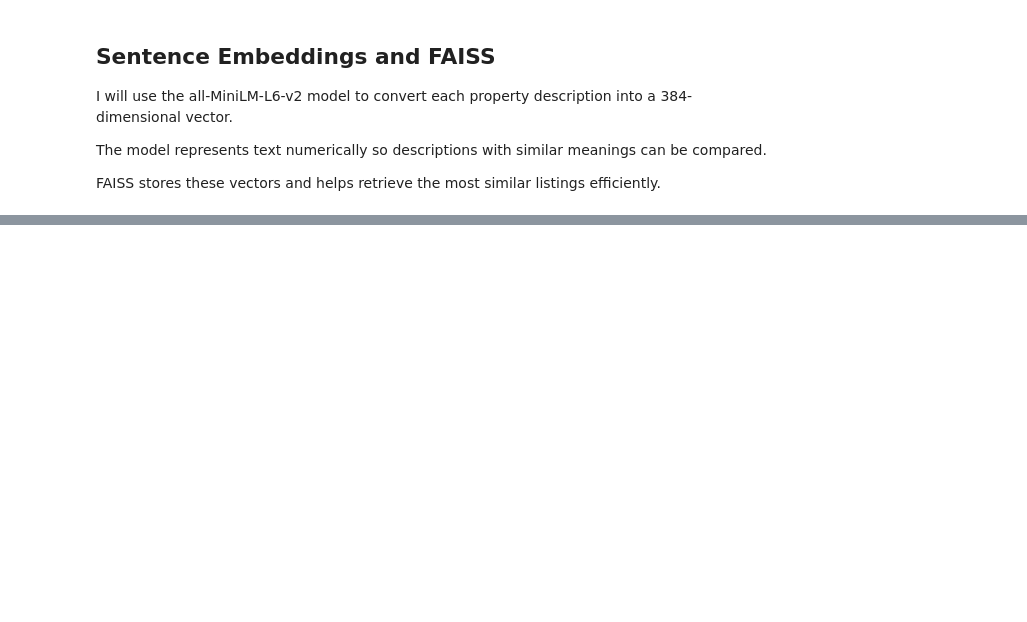
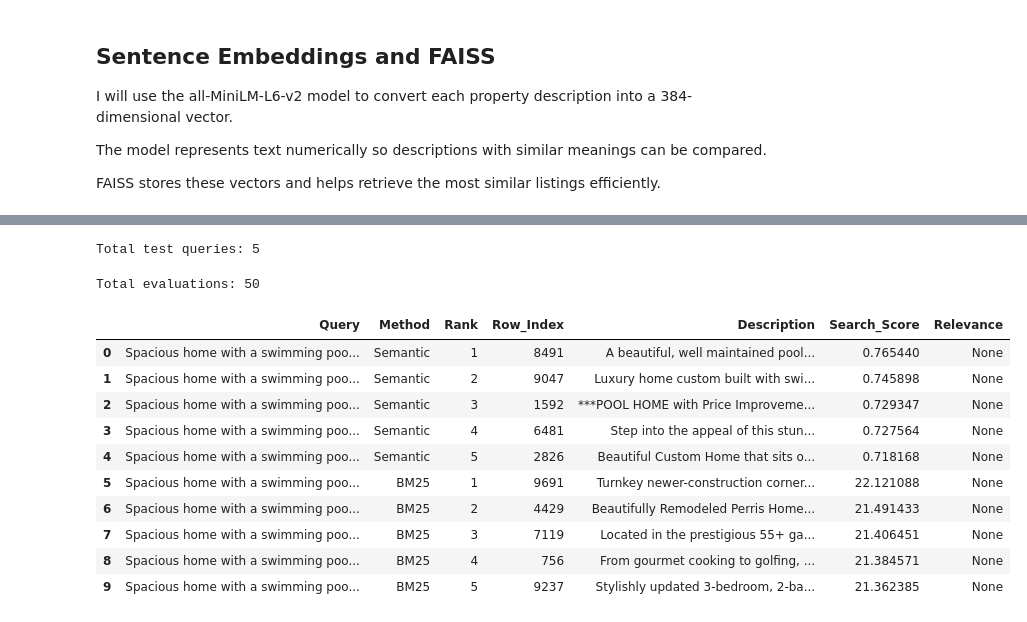
Before and after one commit to luoxuchen2/IDX-Exchange-NLP, a Jupyter notebook: notebooks/week5.ipynb, the cells around one changed output, grey strips where cells are left out. Cells and saved outputs as stored; diff of their text form; code cells hidden in the pictures; blank space fills up the shorter version.

```diff
--- a/notebooks/week5.ipynb
+++ b/notebooks/week5.ipynb
@@ -149,0 +412,78 @@ OSError: [WinError 1114] A dynamic link library (DLL) initialization routine fai
+# %%
+# Define five different real estate search queries
+# Each query tests a different type of buyer preference
+
+test_queries = [
+    "Spacious home with a swimming pool and backyard",
+    "Affordable starter home with updated kitchen",
+    "Quiet family home near good schools",
+    "Luxury waterfront property with scenic views",
+    "Property with rental income potential"
+]
+
+# Confirm the number of test queries
+print(f"Total test queries: {len(test_queries)}")
+# %% [output]
+Total test queries: 5
+# %%
+import pandas as pd
+
+# Create an empty list to store evaluation results
+evaluation_data = []
+
+# Loop through each of the five search queries
+for query in test_queries:
+
+    # Retrieve the top five semantic search results
+    semantic_results = searcher.search(query, top_k=5)
+
+    # Retrieve the top five BM25 keyword search results
+    bm25_results = bm25_search(query, top_k=5)
+
+    # Store the semantic search results
+    for rank, result in enumerate(semantic_results, start=1):
+
+        evaluation_data.append({
+            "Query": query,
+            "Method": "Semantic",
+            "Rank": rank,
+            "Row_Index": result["row_index"],
+            "Description": result["listing"],
+            "Search_Score": result["similarity"],
+            "Relevance": None
+        })
+
+    # Store the BM25 keyword search results
+    for rank, result in enumerate(bm25_results, start=1):
+
+        evaluation_data.append({
+            "Query": query,
+            "Method": "BM25",
+            "Rank": rank,
+            "Row_Index": result["row_index"],
+            "Description": result["listing"],
+            "Search_Score": result["score"],
+            "Relevance": None
+        })
+
+# Convert all results into a DataFrame
+evaluation_df = pd.DataFrame(evaluation_data)
+
+# Check that exactly 50 results were collected
+print(f"Total evaluations: {len(evaluation_df)}")
+
+# Display the first 10 results
+display(evaluation_df.head(10))
+# %% [output]
+Total evaluations: 50
+|  | Query | Method | Rank | Row_Index | Description | Search_Score | Relevance |
+| 0 | Spacious home with a swimming poo... | Semantic | 1 | 8491 | A beautiful, well maintained pool... | 0.765440 | None |
+| 1 | Spacious home with a swimming poo... | Semantic | 2 | 9047 | Luxury home custom built with swi... | 0.745898 | None |
+| 2 | Spacious home with a swimming poo... | Semantic | 3 | 1592 | ***POOL HOME with Price Improveme... | 0.729347 | None |
+| 3 | Spacious home with a swimming poo... | Semantic | 4 | 6481 | Step into the appeal of this stun... | 0.727564 | None |
+| 4 | Spacious home with a swimming poo... | Semantic | 5 | 2826 | Beautiful Custom Home that sits o... | 0.718168 | None |
+| 5 | Spacious home with a swimming poo... | BM25 | 1 | 9691 | Turnkey newer-construction corner... | 22.121088 | None |
+| 6 | Spacious home with a swimming poo... | BM25 | 2 | 4429 | Beautifully Remodeled Perris Home... | 21.491433 | None |
+| 7 | Spacious home with a swimming poo... | BM25 | 3 | 7119 | Located in the prestigious 55+ ga... | 21.406451 | None |
+| 8 | Spacious home with a swimming poo... | BM25 | 4 | 756 | From gourmet cooking to golfing, ... | 21.384571 | None |
+| 9 | Spacious home with a swimming poo... | BM25 | 5 | 9237 | Stylishly updated 3-bedroom, 2-ba... | 21.362385 | None |
```
Also changed, not shown: parts of 13 cells of this notebook, 3 other files.
